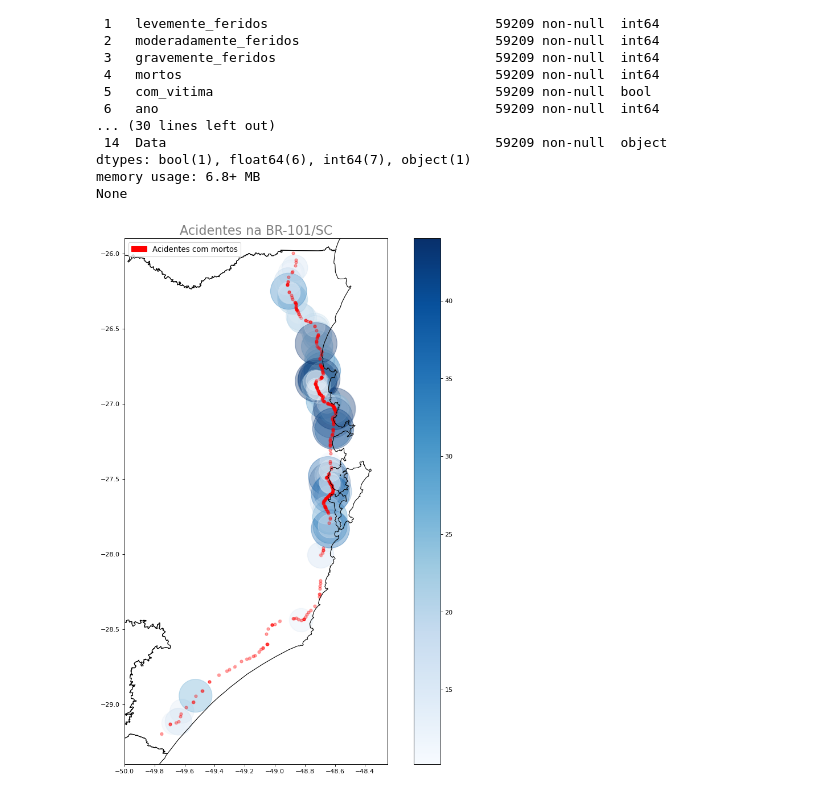
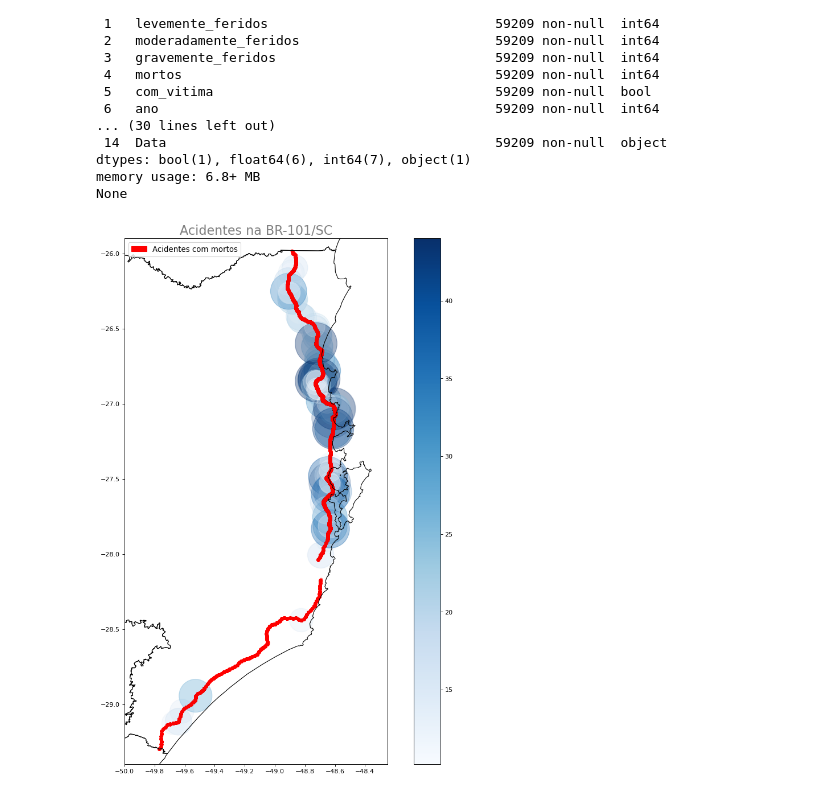
Before and after one commit to GuiBatalhoti/Dados_ANTT, a Jupyter notebook: notebooks/data_fusion_viz.ipynb, the cells around one changed output. Drawn from its saved outputs; the diff is of its cells as text; code cells hidden in the pictures.

Commit message:
corrigindo a animção e plotando chuva e total de acidentes anual

```diff
--- a/notebooks/data_fusion_viz.ipynb
+++ b/notebooks/data_fusion_viz.ipynb
@@ -5,11 +5,11 @@ import numpy as np
 import matplotlib.pyplot as plt
 import seaborn as sns
 # %%
-acidentes_df = pd.read_csv('../output/rodovias/acidentes_com_estacoes_climaticas.csv')
-acidentes_gdf = gpd.GeoDataFrame(acidentes_df, geometry=gpd.points_from_xy(acidentes_df.longitude, acidentes_df.latitude))
-acidentes_df = acidentes_df.drop_duplicates()
-print(acidentes_df.columns)
-print(acidentes_df.info())
+acidentes_clima_df = pd.read_csv('../output/rodovias/acidentes_com_estacoes_climaticas.csv')
+acidentes_clima_gdf = gpd.GeoDataFrame(acidentes_clima_df, geometry=gpd.points_from_xy(acidentes_clima_df.longitude, acidentes_clima_df.latitude))
+acidentes_clima_df = acidentes_clima_df.drop_duplicates()
+print(acidentes_clima_df.columns)
+print(acidentes_clima_df.info())
 # %% [output]
 Index(['n_da_ocorrencia', 'km', 'trecho', 'sentido', 'tipo_de_acidente',
        'automovel', 'bicicleta', 'caminhao', 'moto', 'onibus', 'outros',
@@ -42,10 +42,10 @@ columns_to_select = [
 ]
 
 for col in columns_to_select:
-    if col in acidentes_df.columns and acidentes_df[col].dtype == 'object' or ',' in acidentes_df[col].values:
-        acidentes_df[col] = acidentes_df[col].str.replace(',', '.').astype(float)
+    if col in acidentes_clima_df.columns and acidentes_clima_df[col].dtype == 'object' or ',' in acidentes_clima_df[col].values:
+        acidentes_clima_df[col] = acidentes_clima_df[col].str.replace(',', '.').astype(float)
 
-selecao_df = acidentes_df[[col for col in columns_to_select if col in acidentes_df.columns]]
+selecao_df = acidentes_clima_df[[col for col in columns_to_select if col in acidentes_clima_df.columns]]
 
 fig, ax = plt.subplots(figsize=(20, 20), dpi=80)
 
@@ -66,7 +66,7 @@ pista_gdf.head()
 | 3 | AUTOPISTA LITORAL SUL | 2009 | BR-101/SC | Crescente | -25.98341 | -48.88536 | 0.3 | None |
 | 4 | AUTOPISTA LITORAL SUL | 2009 | BR-101/SC | Crescente | -25.98428 | -48.88514 | 0.4 | None |
 # %%
-relevante_df = acidentes_df[[
+relevante_df = acidentes_clima_df[[
     'ilesos',
     'levemente_feridos',
     'moderadamente_feridos',
@@ -114,43 +114,43 @@ None
 precipitacao_latlog_df = relevante_df[['latitude', 'longitude', 'PRECIPITAÇÃO TOTAL, HORÁRIO (mm)', 'Data', 'ano', 'mes']]
 temperatura_latlog_df = relevante_df[['latitude', 'longitude', 'TEMPERATURA DO AR - BULBO SECO, HORARIA (°C)', 'Data']]
 
-acidentes_com_mortos_df = relevante_df[relevante_df['mortos'] > 0][['latitude', 'longitude', 'mortos', 'Data', 'ano', 'mes']]
-acidentes_com_vitimas_gdf = gpd.GeoDataFrame(acidentes_com_mortos_df, geometry=gpd.points_from_xy(acidentes_com_mortos_df.longitude, acidentes_com_mortos_df.latitude))
+acidentes_df = relevante_df[['latitude', 'longitude', 'mortos', 'Data', 'ano', 'mes']]
+acidentes_gdf = gpd.GeoDataFrame(acidentes_df, geometry=gpd.points_from_xy(acidentes_df.longitude, acidentes_df.latitude))
 # %%
 import matplotlib.patches as mpatches
 import matplotlib.pyplot as plt
 import seaborn as sns
 
 url = 'https://raw.githubusercontent.com/codeforamerica/click_that_hood/master/public/data/brazil-states.geojson'
-br_states = gpd.read_file(url)
+background = gpd.read_file(url)
 
 fig, ax = plt.subplots(figsize=(15, 15), dpi=80)
-br_states.boundary.plot(ax=ax, linewidth=1, color='black')  # Plota as bordas dos estados
-br_states.plot(ax=ax, color='white')  # Plota os estados
+background.boundary.plot(ax=ax, linewidth=1, color='black')  # Plota as bordas dos estados
+background.plot(ax=ax, color='white')  # Plota os estados
 
 
-acidentes_gdf = gpd.GeoDataFrame(precipitacao_latlog_df, geometry=gpd.points_from_xy(precipitacao_latlog_df.longitude, precipitacao_latlog_df.latitude))
-acidentes_gdf = acidentes_gdf[acidentes_gdf['PRECIPITAÇÃO TOTAL, HORÁRIO (mm)'] > 10]
-acidentes_gdf.plot(column='PRECIPITAÇÃO TOTAL, HORÁRIO (mm)',
+acidentes_clima_gdf = gpd.GeoDataFrame(precipitacao_latlog_df, geometry=gpd.points_from_xy(precipitacao_latlog_df.longitude, precipitacao_latlog_df.latitude))
+acidentes_clima_gdf = acidentes_clima_gdf[acidentes_clima_gdf['PRECIPITAÇÃO TOTAL, HORÁRIO (mm)'] > 10]
+acidentes_clima_gdf.plot(column='PRECIPITAÇÃO TOTAL, HORÁRIO (mm)',
                              ax=ax,
                              legend=True,
                              cmap='Blues',
-                             markersize=acidentes_gdf['PRECIPITAÇÃO TOTAL, HORÁRIO (mm)'] * 100,
+                             markersize=acidentes_clima_gdf['PRECIPITAÇÃO TOTAL, HORÁRIO (mm)'] * 100,
                              alpha=0.2)
 
-acidentes_com_vitimas_gdf.plot(ax=ax, color='red', alpha=0.2, markersize=20, marker='o')
+acidentes_gdf.plot(ax=ax, color='red', alpha=0.2, markersize=20, marker='o')
 
 acidentes_patch = mpatches.Patch(color='red', label='Acidentes com mortos')
 #pista_patch = mpatches.Patch(color='darkred', label='BR-101/SC')
 
 plt.legend(handles=[acidentes_patch], fontsize=12, loc='best')
 
 plt.ylim(-29.4, -25.9)
 plt.xlim(-50, -48.25)
 plt.title('Acidentes na BR-101/SC', fontsize=20, color='gray')
 plt.show()
 # %% [output]
-[figure, old version]
+[figure, new version]
 # %%
 import geopandas as gpd
 import pandas as pd
```
Also changed, not shown: parts of 5 cells of this notebook, 1 other file.
